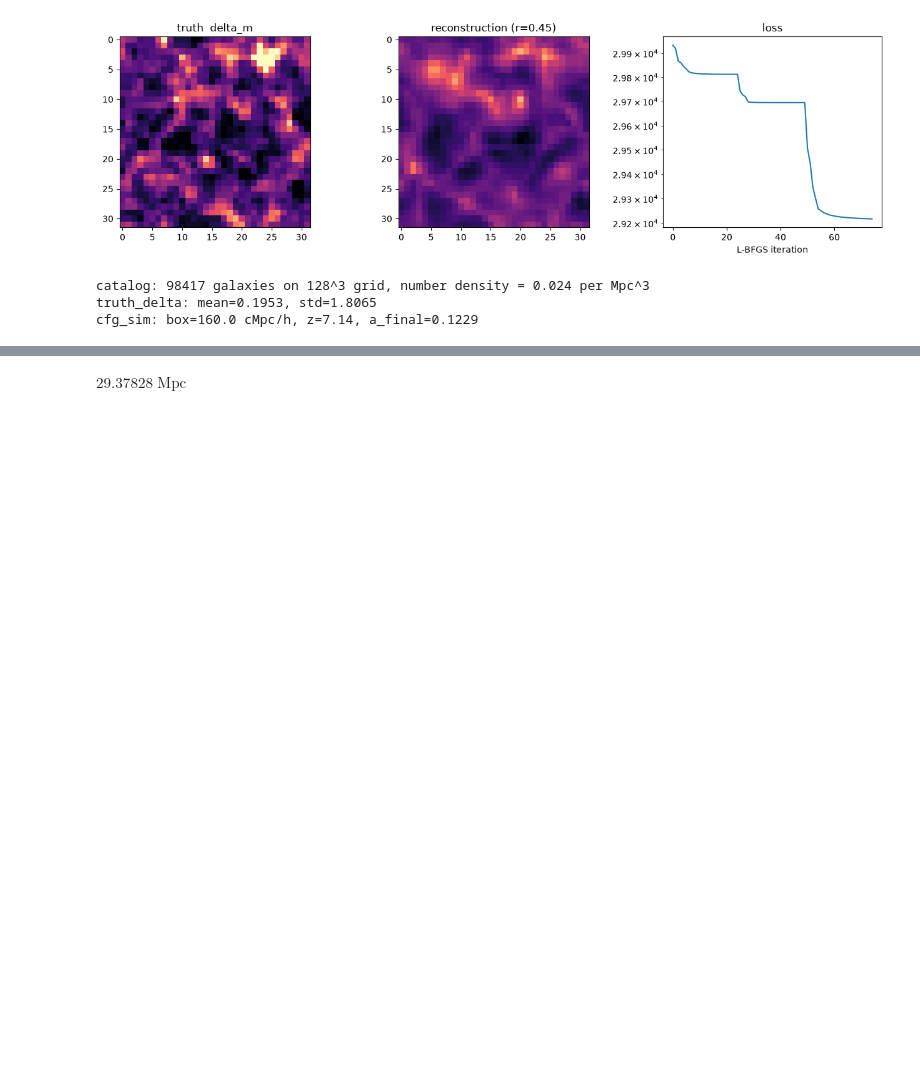
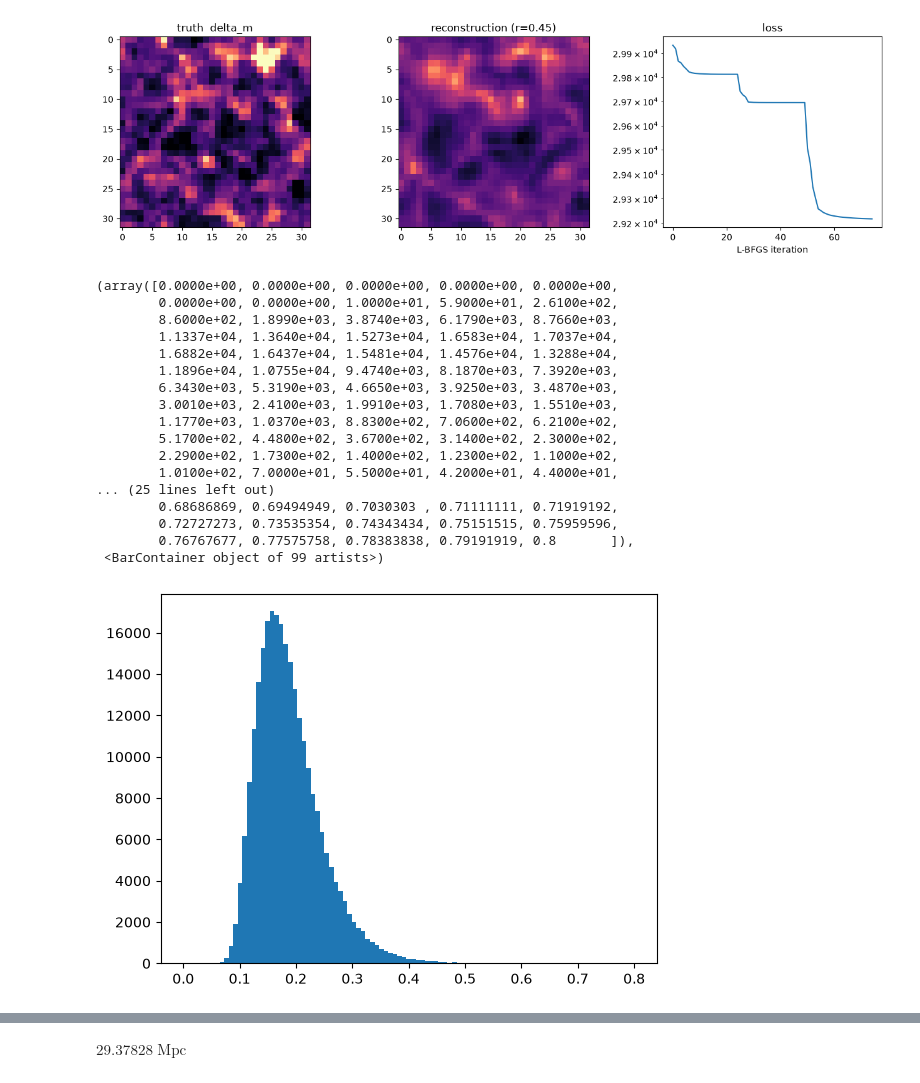
Before and after one commit to lizihao1008/recon_jax, a Jupyter notebook: demo.ipynb, the cells around one changed output, grey strips where cells are left out. Drawn from its saved outputs; the diff is of its cells as text; code cells hidden in the pictures; blank space fills up the shorter version.

```diff
--- a/demo.ipynb
+++ b/demo.ipynb
@@ -121,6 +121,27 @@ Muv = np.load('../../simulation/Fiducial_z_7.14/Muv.npy')
 idx = Muv < -17
 Muv = Muv[idx]
 pos = pos[idx]
+# %%
+plt.hist(D.flatten(),bins=np.linspace(0,0.8,100))
+# %% [output]
+(array([0.0000e+00, 0.0000e+00, 0.0000e+00, 0.0000e+00, 0.0000e+00,
+        0.0000e+00, 0.0000e+00, 1.0000e+01, 5.9000e+01, 2.6100e+02,
+        8.6000e+02, 1.8990e+03, 3.8740e+03, 6.1790e+03, 8.7660e+03,
+        1.1337e+04, 1.3640e+04, 1.5273e+04, 1.6583e+04, 1.7037e+04,
+        1.6882e+04, 1.6437e+04, 1.5481e+04, 1.4576e+04, 1.3288e+04,
+        1.1896e+04, 1.0755e+04, 9.4740e+03, 8.1870e+03, 7.3920e+03,
+        6.3430e+03, 5.3190e+03, 4.6650e+03, 3.9250e+03, 3.4870e+03,
+        3.0010e+03, 2.4100e+03, 1.9910e+03, 1.7080e+03, 1.5510e+03,
+        1.1770e+03, 1.0370e+03, 8.8300e+02, 7.0600e+02, 6.2100e+02,
+        5.1700e+02, 4.4800e+02, 3.6700e+02, 3.1400e+02, 2.3000e+02,
+        2.2900e+02, 1.7300e+02, 1.4000e+02, 1.2300e+02, 1.1000e+02,
+        1.0100e+02, 7.0000e+01, 5.5000e+01, 4.2000e+01, 4.4000e+01,
+... (25 lines left out)
+        0.68686869, 0.69494949, 0.7030303 , 0.71111111, 0.71919192,
+        0.72727273, 0.73535354, 0.74343434, 0.75151515, 0.75959596,
+        0.76767677, 0.77575758, 0.78383838, 0.79191919, 0.8       ]),
+ <BarContainer object of 99 artists>)
+[figure, added]
 # %%
 # --- simulation truth field + galaxy catalog ---------------------------
 # Sherwood box: 160 cMpc/h, pos[:,0]=LOS, pos[:,1:]=transverse.
@@ -150,31 +171,3 @@ xyz_grid = np.mod(xyz_grid, nc_sim)
 
 los_sigma = np.full(len(xyz_grid), 0.1, dtype=np.float32)  # spec-z: small error in cells
 catalog = GalaxyCatalog.from_arrays(xyz_grid, los_sigma)
-
-# align recon config with the simulation box / redshift
-cfg_sim = ReconConfig(
-    nc=nc_sim,
-    box_size=SIM_BOX,
-    z_init=20.0,
-    z_final=SIM_Z,
-    n_body=True,
-    b1=1.0,
-    b2=0.1,
-    galaxy_fac=1.0,
-    prior_fac=0.3,
-    redshift_fac=1.0,
-    anneal_scales=(2.0, 1.0,0),
-    maxiter=(20, 10, 10),
-    fit_los=False,
-    seed=0,
-    los_axis=2,
-)
-rec_sim = Reconstructor(cfg_sim,likelihood="poisson")
-
-print(f"catalog: {catalog.num_gal} galaxies on {nc_sim}^3 grid, number density = {catalog.num_gal/SIM_BOX**3:.3f} per Mpc^3")
-print(f"truth_delta: mean={truth_delta.mean():.4f}, std={truth_delta.std():.4f}")
-print(f"cfg_sim: box={SIM_BOX} cMpc/h, z={SIM_Z}, a_final={cfg_sim.a_final:.4f}")
-# %% [output]
-catalog: 98417 galaxies on 128^3 grid, number density = 0.024 per Mpc^3
-truth_delta: mean=0.1953, std=1.8065
-cfg_sim: box=160.0 cMpc/h, z=7.14, a_final=0.1229
```
Also changed, not shown: parts of 12 cells of this notebook, 9 other files.
